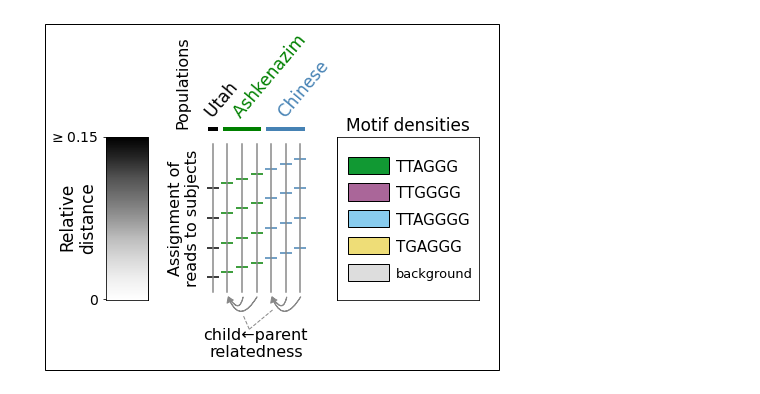
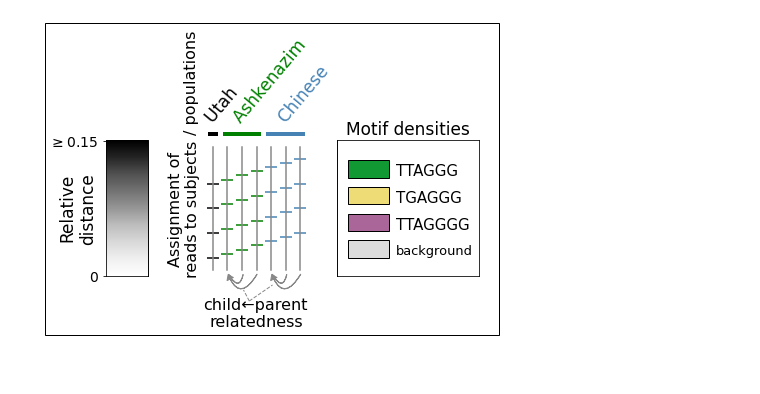
Before and after one commit to LankyCyril/edgecase, a Jupyter notebook: assets/paper/jupyter/Figure-4-haplotypes.ipynb, the cells around one changed output. Saved outputs shown, nothing was run; the diff lists cells and outputs as text; code cells hidden in the pictures.

Commit message:
Improved q-arm haplotype figures

```diff
--- a/assets/paper/jupyter/Figure-4-haplotypes.ipynb
+++ b/assets/paper/jupyter/Figure-4-haplotypes.ipynb
@@ -386,7 +386,7 @@ for chrom in tqdm(RAW_GLOBAL_LDS):
     for trio, subtree_count in count_subtrees(dispatcher).items():
         stats.loc[chrom, trio] = subtree_count
 # %%
-legend, axs = subplots(figsize=(6.7, 3), ncols=3, gridspec_kw=dict(width_ratios=(1, 4.5, 3.4), wspace=0))
+legend, axs = subplots(figsize=(6.7, 2.5), ncols=3, gridspec_kw=dict(width_ratios=(1, 4.5, 3.4), wspace=0))
 
 axs[0].imshow(np.vstack([np.linspace(0, 1, 256)]).T, cmap="Greys_r", aspect="auto")
 axs[0].set(xticks=[], yticks=[0, 255])
@@ -407,7 +407,7 @@ for spine in "top", "bottom":
     axs[1].spines[spine].set_visible(False)
     twiny.spines[spine].set_visible(False)
 axs[1].text(x=-2, y=.5, s="Assignment of\nreads to subjects", rotation=90, fontsize=16, ha="center", va="center")
-axs[1].text(x=-2.1, y=1.1, s="Populations", rotation=90, ha="center", va="bottom", fontsize=16)
+axs[1].text(x=-1.5, y=1.1, s="/ populations", rotation=90, ha="center", va="bottom", fontsize=16)
 
 csty1 = "angle3,angleA=80,angleB=-60"
 csty2 = "angle3,angleA=60,angleB=-70"
@@ -419,45 +419,43 @@ draw_fancy_arrow(-0.02, 6.1, 4, axs[1], lw=1, asty=asty, csty=csty2)
 
 axs[1].text(x=2.95, y=-.35, s="child{}parent\nrelatedness".format(chr(0x2190)), va="center", ha="center", fontsize=16)
 line = Line2D((2.5, 4.1), (-.25, -.12), lw=1, ls="--", color="#888")
 line.set_clip_on(False)
 axs[1].add_line(line)
 line = Line2D((2.5, 2.1), (-.25, -.16), lw=1, ls="--", color="#888")
 line.set_clip_on(False)
 axs[1].add_line(line)
 
 line = Line2D((-.2, .2), (1.1, 1.1), lw=4, color=POPULATION_COLORS["HG001"])
 line.set_clip_on(False)
 axs[1].add_line(line)
 axs[1].text(x=.4, y=1.1, s="  Utah", ha="center", va="bottom", rotation=50, fontsize=17, color=POPULATION_COLORS["HG001"])
 
 line = Line2D((.8, 3.2), (1.1, 1.1), lw=4, color=POPULATION_COLORS["HG002"])
 line.set_clip_on(False)
 axs[1].add_line(line)
 axs[1].text(x=3.7, y=1.1, s="  Ashkenazim", ha="center", va="bottom", rotation=50, fontsize=17, color=POPULATION_COLORS["HG002"])
 
 line = Line2D((3.8, 6.2), (1.1, 1.1), lw=4, color=POPULATION_COLORS["HG005"])
 line.set_clip_on(False)
 axs[1].add_line(line)
 axs[1].text(x=6, y=1.1, s="  Chinese", ha="center", va="bottom", rotation=50, fontsize=17, color=POPULATION_COLORS["HG005"])
 
-axs[2].add_patch(Rectangle((0,4), 1.5, .65, facecolor="#119933", edgecolor="black"))
-axs[2].text(x=1.75, y=4.25, s="TTAGGG", fontsize=15, va="center")
-axs[2].add_patch(Rectangle((0,3), 1.5, .65, facecolor="#AA6699", edgecolor="black"))
-axs[2].text(x=1.75, y=3.25, s="TTGGGG", fontsize=15, va="center")
-axs[2].add_patch(Rectangle((0,2), 1.5, .65, facecolor="#88CCEE", edgecolor="black"))
-axs[2].text(x=1.75, y=2.25, s="TTAGGGG", fontsize=15, va="center")
-axs[2].add_patch(Rectangle((0,1), 1.5, .65, facecolor="#EEDD77", edgecolor="black"))
-axs[2].text(x=1.75, y=1.25, s="TGAGGG", fontsize=15, va="center")
+axs[2].add_patch(Rectangle((0,3), 1.5, .65, facecolor="#119933", edgecolor="black"))
+axs[2].text(x=1.75, y=3.25, s="TTAGGG", fontsize=15, va="center")
+axs[2].add_patch(Rectangle((0,2), 1.5, .65, facecolor="#EEDD77", edgecolor="black"))
+axs[2].text(x=1.75, y=2.25, s="TGAGGG", fontsize=15, va="center")
+axs[2].add_patch(Rectangle((0,1), 1.5, .65, facecolor="#AA6699", edgecolor="black"))
+axs[2].text(x=1.75, y=1.25, s="TTAGGGG", fontsize=15, va="center")
 axs[2].add_patch(Rectangle((0,0), 1.5, .65, facecolor="#DDDDDD", edgecolor="black"))
 axs[2].text(x=1.75, y=0.25, s="background", fontsize=13, va="center")
-axs[2].set(xticks=[], yticks=[], xlim=(-.4, 4.8), ylim=(-.7, 5.4))
+axs[2].set(xticks=[], yticks=[], xlim=(-.4, 4.8), ylim=(-0.7, 4.4))
 axs[2].set_title("Motif densities", fontsize=17)
 
-legend.add_artist(Rectangle((.0, -.2), .94, 1.6, edgecolor="black", facecolor="none"))
+legend.add_artist(Rectangle((.0, -.2), .94, 1.73, edgecolor="black", facecolor="none"))
 
-legend.savefig("haplotypes-legend.pdf", bbox_inches="tight")
+legend.savefig(f"{DATA_DIR}/PacBio/haplotypes/clusters-q_arm/legend.pdf", bbox_inches="tight")
 # %% [output]
-[figure, old version]
+[figure, new version]
 # %%
 PRINT_NS = False
 
```
Also changed, not shown: parts of 19 cells of this notebook.
